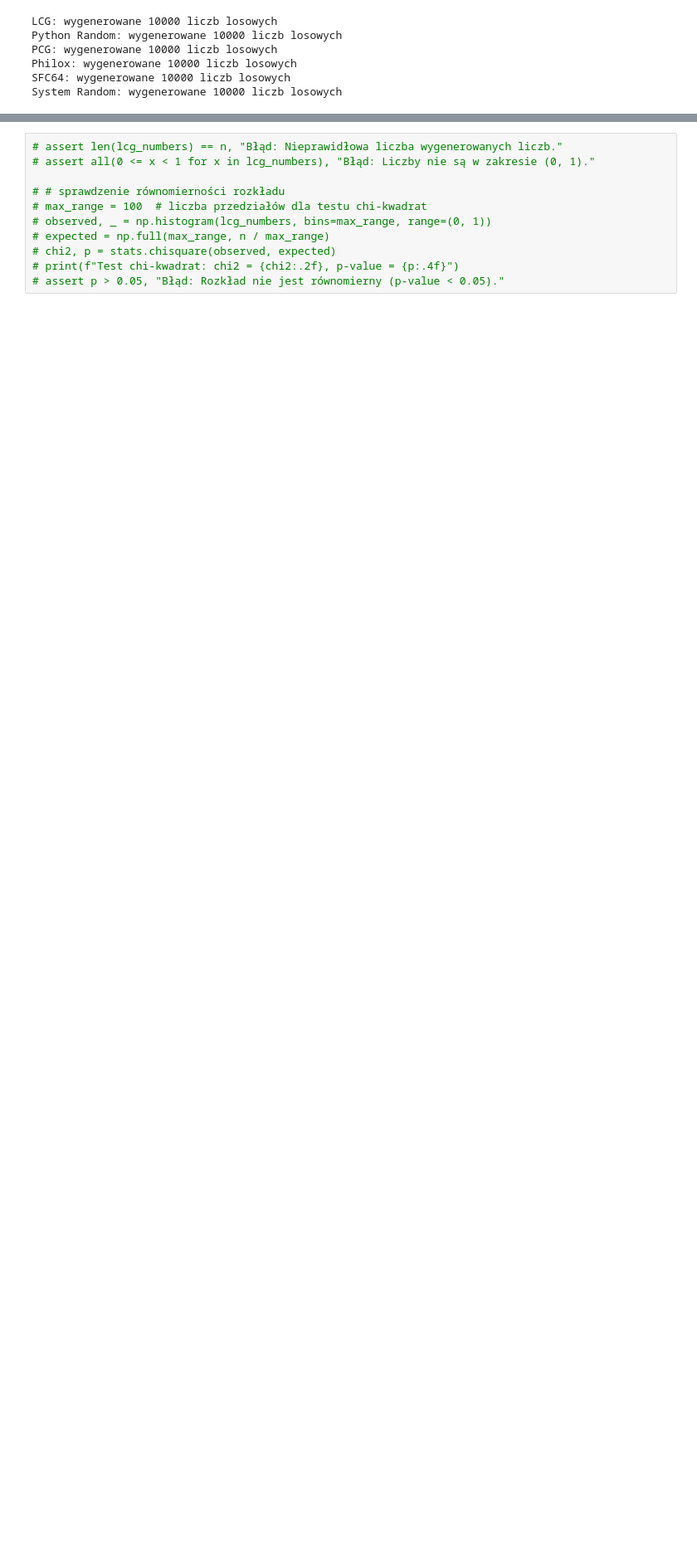
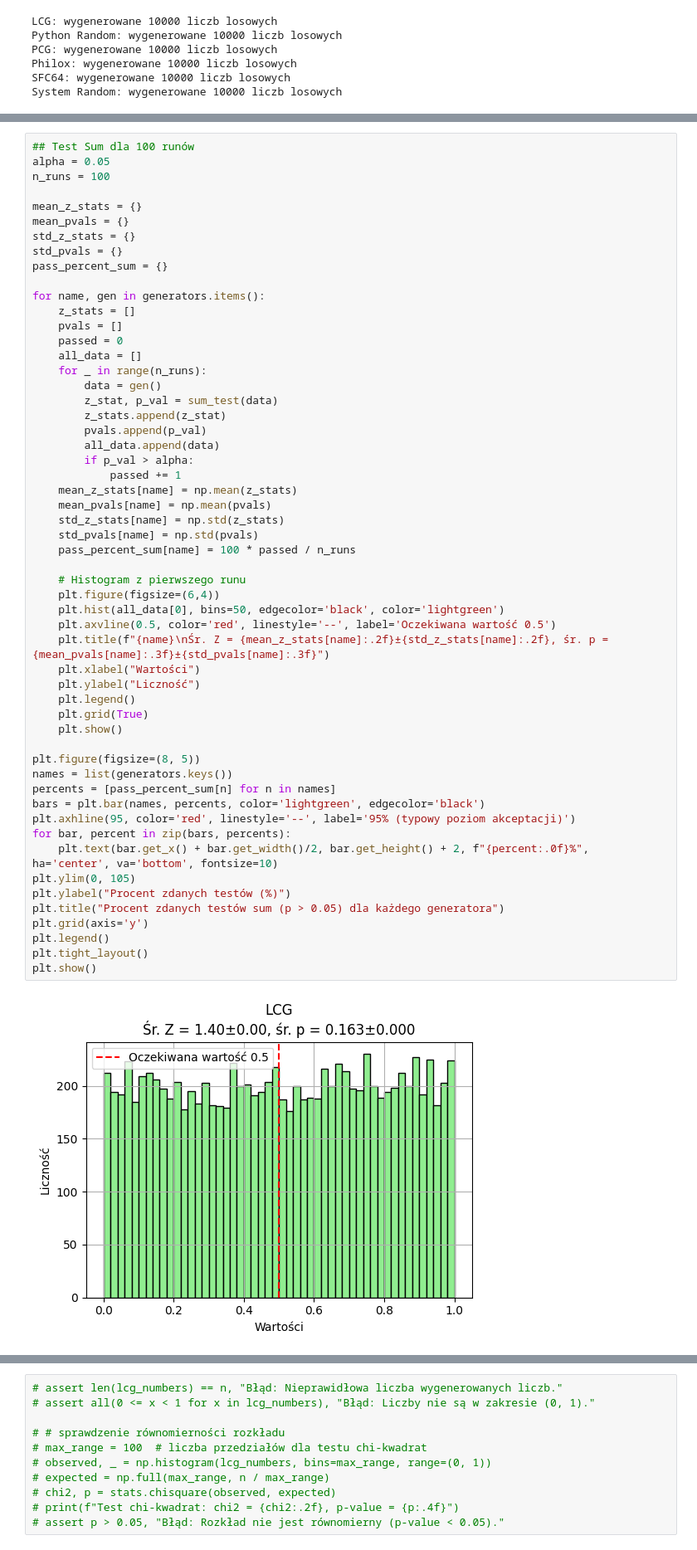
Before and after one commit to SzymonKielich/PRNG-Test, a Jupyter notebook: projekt.ipynb, the cells around one changed output, grey strips where cells are left out. Shown at 83% size. Cells and saved outputs as stored; diff of their text form; blank space fills up the shorter version.

```diff
--- a/projekt.ipynb
+++ b/projekt.ipynb
@@ -171,0 +325,57 @@ plt.show()
+# %%
+## Test Sum dla 100 runów
+alpha = 0.05
+n_runs = 100
+
+mean_z_stats = {}
+mean_pvals = {}
+std_z_stats = {}
+std_pvals = {}
+pass_percent_sum = {}
+
+for name, gen in generators.items():
+    z_stats = []
+    pvals = []
+    passed = 0
+    all_data = []
+    for _ in range(n_runs):
+        data = gen()
+        z_stat, p_val = sum_test(data)
+        z_stats.append(z_stat)
+        pvals.append(p_val)
+        all_data.append(data)
+        if p_val > alpha:
+            passed += 1
+    mean_z_stats[name] = np.mean(z_stats)
+    mean_pvals[name] = np.mean(pvals)
+    std_z_stats[name] = np.std(z_stats)
+    std_pvals[name] = np.std(pvals)
+    pass_percent_sum[name] = 100 * passed / n_runs
+
+    # Histogram z pierwszego runu
+    plt.figure(figsize=(6,4))
+    plt.hist(all_data[0], bins=50, edgecolor='black', color='lightgreen')
+    plt.axvline(0.5, color='red', linestyle='--', label='Oczekiwana wartość 0.5')
+    plt.title(f"{name}\nŚr. Z = {mean_z_stats[name]:.2f}±{std_z_stats[name]:.2f}, śr. p = {mean_pvals[name]:.3f}±{std_pvals[name]:.3f}")
+    plt.xlabel("Wartości")
+    plt.ylabel("Liczność")
+    plt.legend()
+    plt.grid(True)
+    plt.show()
+
+plt.figure(figsize=(8, 5))
+names = list(generators.keys())
+percents = [pass_percent_sum[n] for n in names]
+bars = plt.bar(names, percents, color='lightgreen', edgecolor='black')
+plt.axhline(95, color='red', linestyle='--', label='95% (typowy poziom akceptacji)')
+for bar, percent in zip(bars, percents):
+    plt.text(bar.get_x() + bar.get_width()/2, bar.get_height() + 2, f"{percent:.0f}%", ha='center', va='bottom', fontsize=10)
+plt.ylim(0, 105)
+plt.ylabel("Procent zdanych testów (%)")
+plt.title("Procent zdanych testów sum (p > 0.05) dla każdego generatora")
+plt.grid(axis='y')
+plt.legend()
+plt.tight_layout()
+plt.show()
+# %% [output]
+[figure, added]
```
Also changed, not shown: parts of 23 cells of this notebook, 1 other file.
